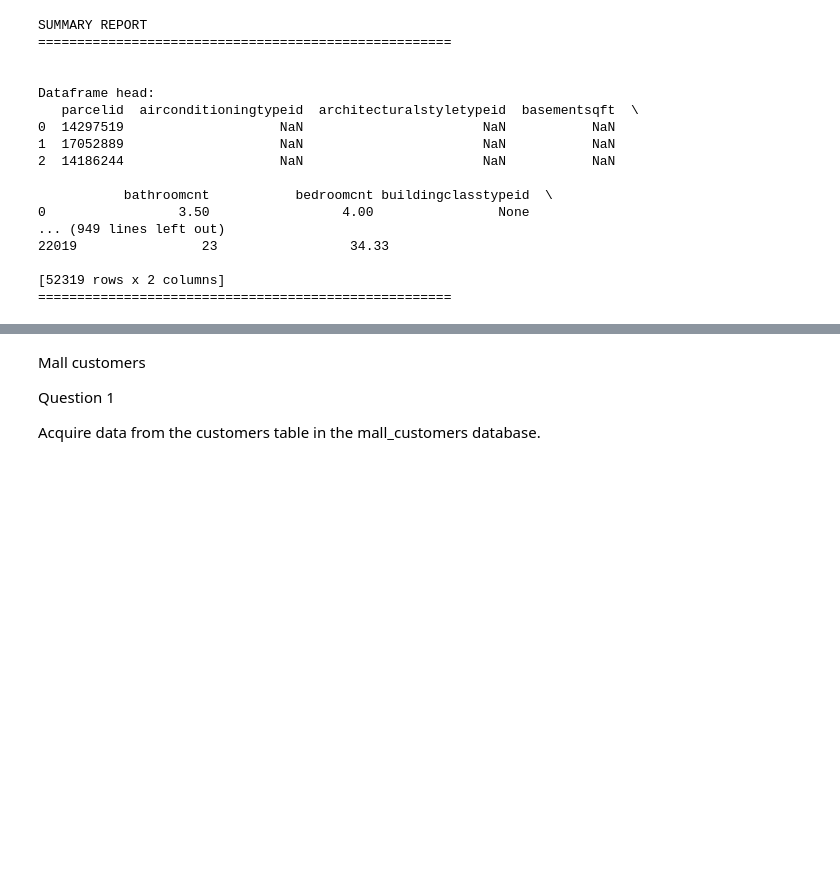
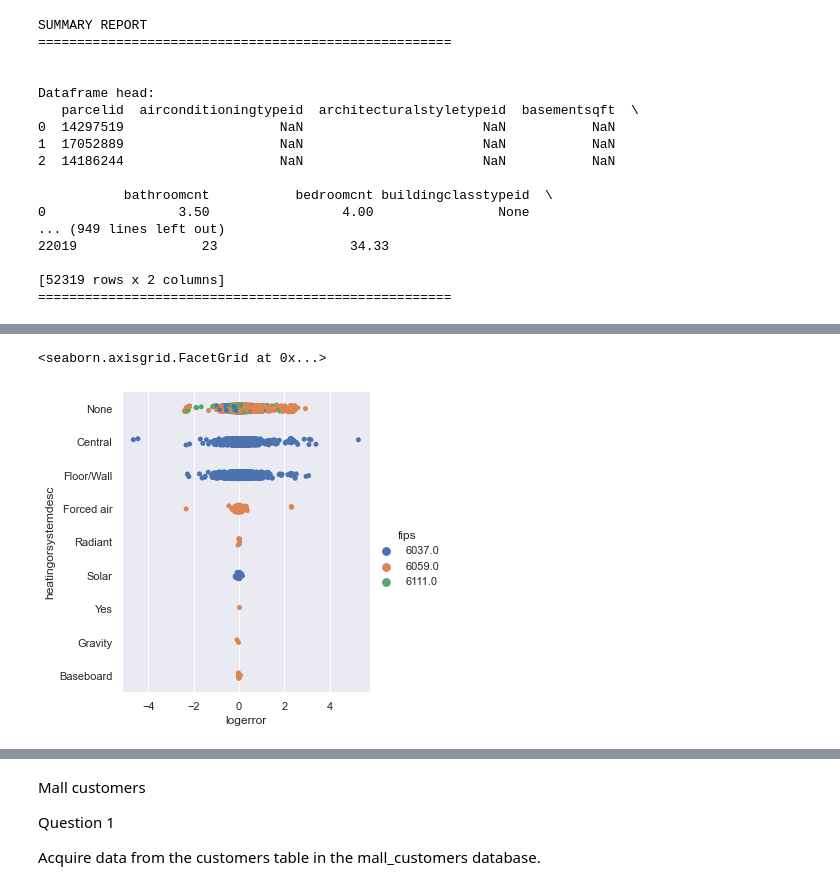
Before and after one commit to tim-keriazes/clustering_exercises, a Jupyter notebook: clustering_exercises_wrangle.ipynb, the cells around one changed output, grey strips where cells are left out. Cells and saved outputs as stored; diff of their text form; code cells hidden in the pictures; blank space fills up the shorter version.

```diff
--- a/clustering_exercises_wrangle.ipynb
+++ b/clustering_exercises_wrangle.ipynb
@@ -434,0 +548,6 @@ memory usage: 13.2+ MB
+# %%
+
+sns.catplot(x="logerror", y="heatingorsystemdesc", hue='fips', data=df)
+# %% [output]
+<seaborn.axisgrid.FacetGrid at 0x...>
+[figure, added]
```
Also changed, not shown: parts of 23 cells of this notebook.
